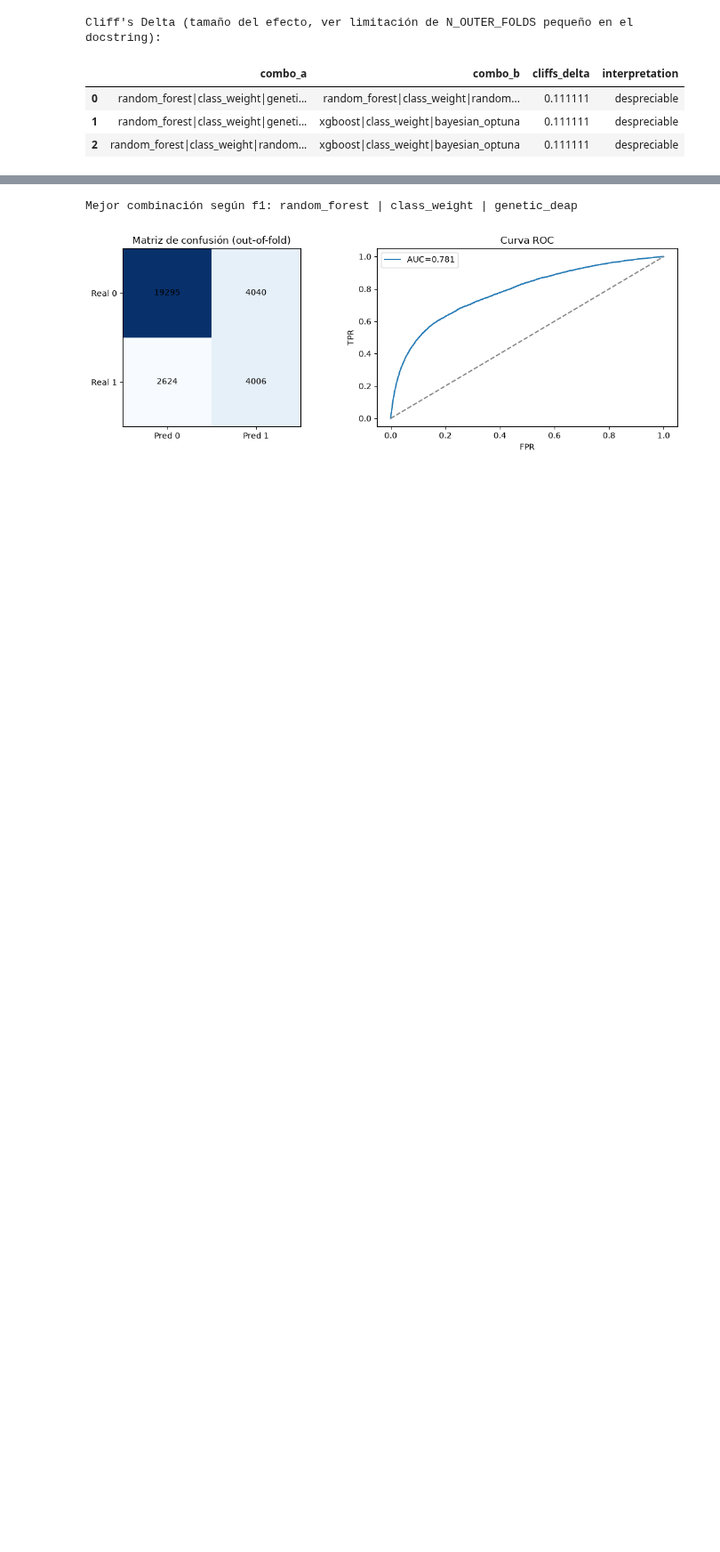
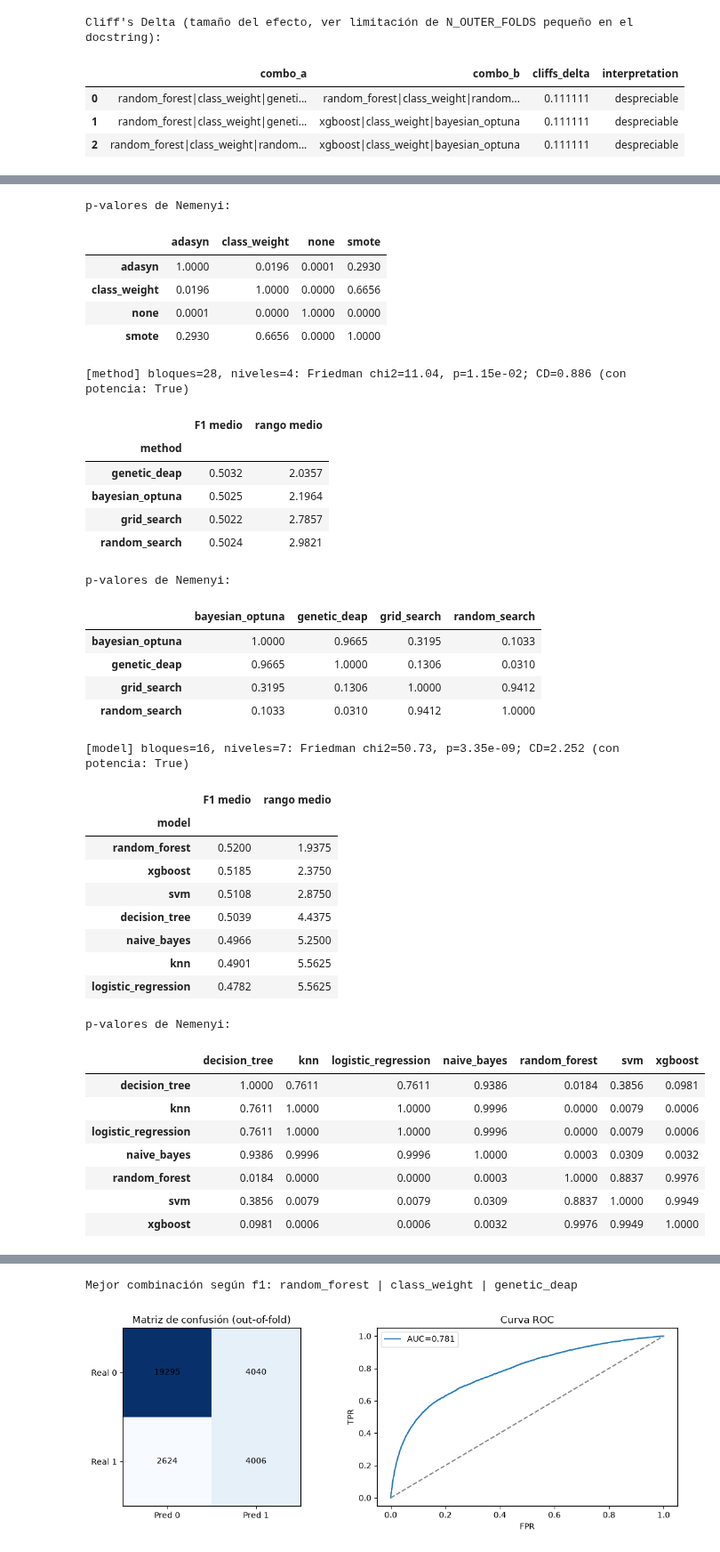
Before and after one commit to valeriaflorezs/Credit_Card_Project, a Jupyter notebook: notebooks/05_results_analysis.ipynb, the cells around one changed output, grey strips where cells are left out. Shown at 89% size. Saved outputs shown, nothing was run; the diff lists cells and outputs as text; code cells hidden in the pictures; blank space fills up the shorter version.

```diff
--- a/notebooks/05_results_analysis.ipynb
+++ b/notebooks/05_results_analysis.ipynb
@@ -218,0 +297,16 @@ Cliff's Delta (tamaño del efecto, ver limitación de N_OUTER_FOLDS pequeño en
+# %%
+factor_results = {}
+for factor in ["technique", "method", "model"]:
+    res = sc.compare_factor_levels(table, factor, metric=metric_for_ranking)
+    factor_results[factor] = res
+    fr = res["friedman"]
+    print(f"[{factor}] bloques={fr['n_blocks']}, niveles={fr['k_combinations']}: Friedman chi2={fr['statistic']:.2f}, "
+          f"p={fr['p_value']:.2e}; CD={res['critical_difference']:.3f} (con potencia: {res['has_power']})")
+    display(pd.DataFrame({"F1 medio": res["mean_metric"], "rango medio": fr["avg_ranks"]}).sort_values("rango medio").round(4))
+    print("p-valores de Nemenyi:")
+    display(res["nemenyi_p_matrix"].round(4))
+    sc.plot_cd_diagram(
+        fr["avg_ranks"], res["nemenyi_p_matrix"], cd=res["critical_difference"],
+        save_path=str(config.FIGURES_DIR / f"cd_diagram_{factor}.png"),
+    )
+# %% [output]
@@ -218,0 +320,38 @@ Cliff's Delta (tamaño del efecto, ver limitación de N_OUTER_FOLDS pequeño en
+p-valores de Nemenyi:
+|  | adasyn | class_weight | none | smote |
+| adasyn | 1.0000 | 0.0196 | 0.0001 | 0.2930 |
+| class_weight | 0.0196 | 1.0000 | 0.0000 | 0.6656 |
+| none | 0.0001 | 0.0000 | 1.0000 | 0.0000 |
+| smote | 0.2930 | 0.6656 | 0.0000 | 1.0000 |
+[method] bloques=28, niveles=4: Friedman chi2=11.04, p=1.15e-02; CD=0.886 (con potencia: True)
+|  | F1 medio | rango medio |
+| method |  |  |
+| genetic_deap | 0.5032 | 2.0357 |
+| bayesian_optuna | 0.5025 | 2.1964 |
+| grid_search | 0.5022 | 2.7857 |
+| random_search | 0.5024 | 2.9821 |
+p-valores de Nemenyi:
+|  | bayesian_optuna | genetic_deap | grid_search | random_search |
+| bayesian_optuna | 1.0000 | 0.9665 | 0.3195 | 0.1033 |
+| genetic_deap | 0.9665 | 1.0000 | 0.1306 | 0.0310 |
+| grid_search | 0.3195 | 0.1306 | 1.0000 | 0.9412 |
+| random_search | 0.1033 | 0.0310 | 0.9412 | 1.0000 |
+[model] bloques=16, niveles=7: Friedman chi2=50.73, p=3.35e-09; CD=2.252 (con potencia: True)
+|  | F1 medio | rango medio |
+| model |  |  |
+| random_forest | 0.5200 | 1.9375 |
+| xgboost | 0.5185 | 2.3750 |
+| svm | 0.5108 | 2.8750 |
+| decision_tree | 0.5039 | 4.4375 |
+| naive_bayes | 0.4966 | 5.2500 |
+| knn | 0.4901 | 5.5625 |
+| logistic_regression | 0.4782 | 5.5625 |
+p-valores de Nemenyi:
+|  | decision_tree | knn | logistic_regression | naive_bayes | random_forest | svm | xgboost |
+| decision_tree | 1.0000 | 0.7611 | 0.7611 | 0.9386 | 0.0184 | 0.3856 | 0.0981 |
+| knn | 0.7611 | 1.0000 | 1.0000 | 0.9996 | 0.0000 | 0.0079 | 0.0006 |
+| logistic_regression | 0.7611 | 1.0000 | 1.0000 | 0.9996 | 0.0000 | 0.0079 | 0.0006 |
+| naive_bayes | 0.9386 | 0.9996 | 0.9996 | 1.0000 | 0.0003 | 0.0309 | 0.0032 |
+| random_forest | 0.0184 | 0.0000 | 0.0000 | 0.0003 | 1.0000 | 0.8837 | 0.9976 |
+| svm | 0.3856 | 0.0079 | 0.0079 | 0.0309 | 0.8837 | 1.0000 | 0.9949 |
+| xgboost | 0.0981 | 0.0006 | 0.0006 | 0.0032 | 0.9976 | 0.9949 | 1.0000 |
```
Also changed, not shown: parts of 18 cells of this notebook, 14 other files.
